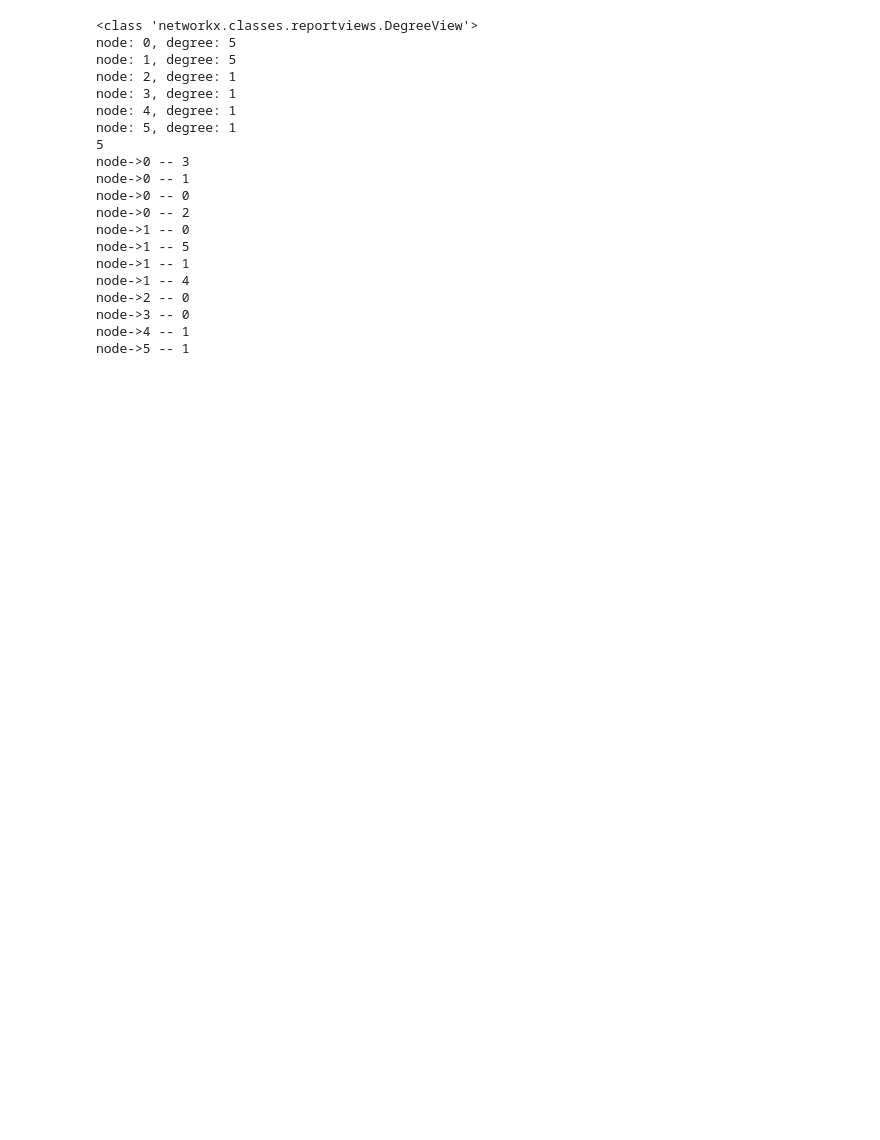
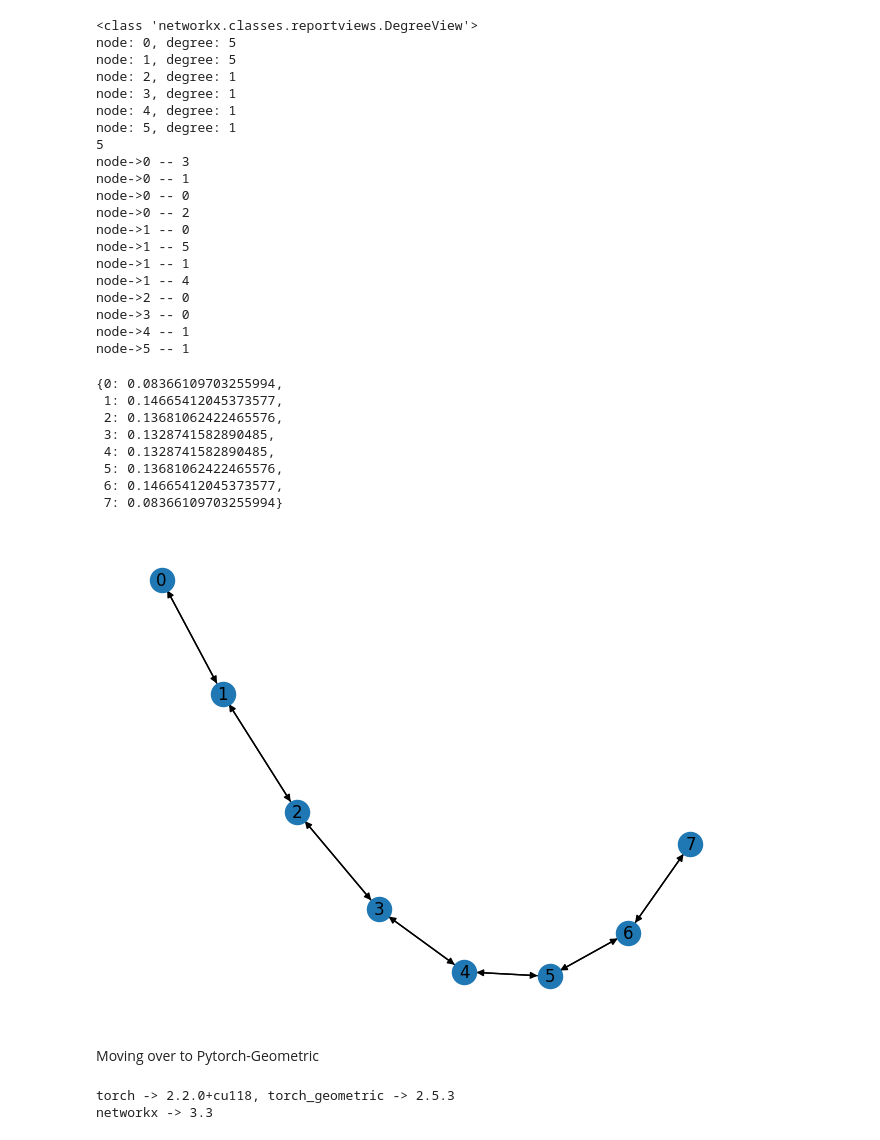
Before and after one commit to SM1991CODES/DeepLearningRobotics, a Jupyter notebook: work_0.ipynb, the cells around one changed output. Cells and saved outputs as stored; diff of their text form; code cells hidden in the pictures; blank space fills up the shorter version.

```diff
--- a/work_0.ipynb
+++ b/work_0.ipynb
@@ -121,3 +142,55 @@ node->2 -- 0
 node->3 -- 0
 node->4 -- 1
 node->5 -- 1
+# %%
+# Getting pagerank - pageranks are only applicable for directed graphs
+num_nodes = 8
+G = nx.DiGraph(nx.path_graph(num_nodes))
+nx.draw(G, with_labels=True)
+
+pr = nx.pagerank(G, alpha=0.8)
+pr
+# %% [output]
+{0: 0.08366109703255994,
+ 1: 0.14665412045373577,
+ 2: 0.13681062422465576,
+ 3: 0.1328741582890485,
+ 4: 0.1328741582890485,
+ 5: 0.13681062422465576,
+ 6: 0.14665412045373577,
+ 7: 0.08366109703255994}
+[figure, added]
+# %% [markdown]
+Moving over to Pytorch-Geometric
+# %%
+# Helper function for visualization.
+%matplotlib inline
+import torch_geometric
+import torch
+
+import networkx as nx
+import matplotlib.pyplot as plt
+
+print(f"torch -> {torch.__version__}, torch_geometric -> {torch_geometric.__version__}")
+print(f"networkx -> {nx.__version__}")
+# Visualization function for NX graph or PyTorch tensor
+def visualize(h, color, epoch=None, loss=None, accuracy=None):
+    plt.figure(figsize=(7,7))
+    plt.xticks([])
+    plt.yticks([])
+
+    if torch.is_tensor(h):
+        h = h.detach().cpu().numpy()
+        plt.scatter(h[:, 0], h[:, 1], s=140, c=color, cmap="Set2")
+        if epoch is not None and loss is not None and accuracy['train'] is not None and accuracy['val'] is not None:
+            plt.xlabel((f'Epoch: {epoch}, Loss: {loss.item():.4f} \n'
+                       f'Training Accuracy: {accuracy["train"]*100:.2f}% \n'
+                       f' Validation Accuracy: {accuracy["val"]*100:.2f}%'),
+                       fontsize=16)
+    else:
+        nx.draw_networkx(h, pos=nx.spring_layout(h, seed=42), with_labels=False,
+                         node_color=color, cmap="Set2")
+    plt.show()
+# %% [output]
+torch -> 2.2.0+cu118, torch_geometric -> 2.5.3
+networkx -> 3.3
```
Also changed, not shown: parts of 14 cells of this notebook.
